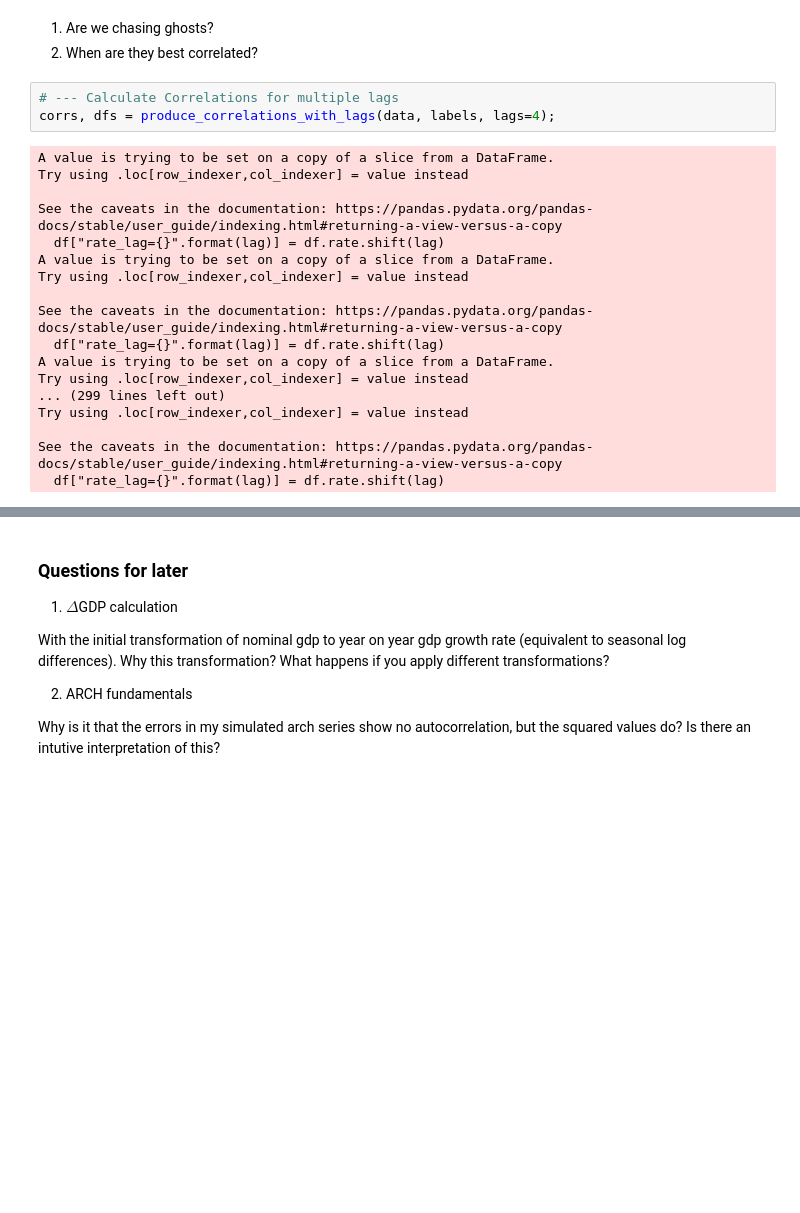
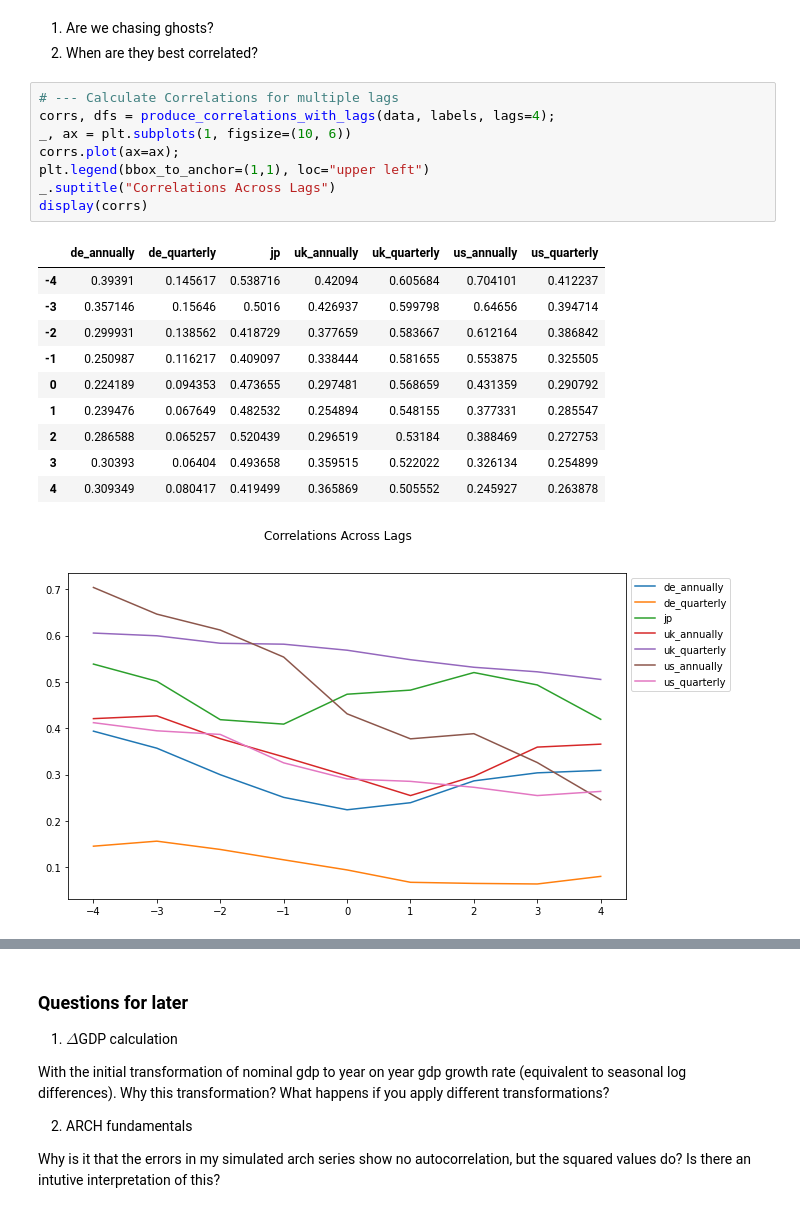
Before and after one commit to jth-kim/Data, a Jupyter notebook: growth_and_interest/growth_and_interest.ipynb, the cells around one changed output, grey strips where cells are left out. Saved outputs shown, nothing was run; the diff lists cells and outputs as text; blank space fills up the shorter version.

Commit message:
completed linear correlations

```diff
--- a/growth_and_interest/growth_and_interest.ipynb
+++ b/growth_and_interest/growth_and_interest.ipynb
@@ -46,21 +53,20 @@ for i, d in enumerate(labels):
 # %%
 # --- Calculate Correlations for multiple lags
 corrs, dfs = produce_correlations_with_lags(data, labels, lags=4);
+_, ax = plt.subplots(1, figsize=(10, 6))
+corrs.plot(ax=ax);
+plt.legend(bbox_to_anchor=(1,1), loc="upper left")
+_.suptitle("Correlations Across Lags")
+display(corrs)
 # %% [output]
-A value is trying to be set on a copy of a slice from a DataFrame.
-Try using .loc[row_indexer,col_indexer] = value instead
-
-See the caveats in the documentation: https://pandas.pydata.org/pandas-docs/stable/user_guide/indexing.html#returning-a-view-versus-a-copy
-  df["rate_lag={}".format(lag)] = df.rate.shift(lag)
-A value is trying to be set on a copy of a slice from a DataFrame.
-Try using .loc[row_indexer,col_indexer] = value instead
-
-See the caveats in the documentation: https://pandas.pydata.org/pandas-docs/stable/user_guide/indexing.html#returning-a-view-versus-a-copy
-  df["rate_lag={}".format(lag)] = df.rate.shift(lag)
-A value is trying to be set on a copy of a slice from a DataFrame.
-Try using .loc[row_indexer,col_indexer] = value instead
-... (299 lines left out)
-Try using .loc[row_indexer,col_indexer] = value instead
-
-See the caveats in the documentation: https://pandas.pydata.org/pandas-docs/stable/user_guide/indexing.html#returning-a-view-versus-a-copy
-  df["rate_lag={}".format(lag)] = df.rate.shift(lag)
+|  | de_annually | de_quarterly | jp | uk_annually | uk_quarterly | us_annually | us_quarterly |
+| -4 | 0.39391 | 0.145617 | 0.538716 | 0.42094 | 0.605684 | 0.704101 | 0.412237 |
+| -3 | 0.357146 | 0.15646 | 0.5016 | 0.426937 | 0.599798 | 0.64656 | 0.394714 |
+| -2 | 0.299931 | 0.138562 | 0.418729 | 0.377659 | 0.583667 | 0.612164 | 0.386842 |
+| -1 | 0.250987 | 0.116217 | 0.409097 | 0.338444 | 0.581655 | 0.553875 | 0.325505 |
+| 0 | 0.224189 | 0.094353 | 0.473655 | 0.297481 | 0.568659 | 0.431359 | 0.290792 |
+| 1 | 0.239476 | 0.067649 | 0.482532 | 0.254894 | 0.548155 | 0.377331 | 0.285547 |
+| 2 | 0.286588 | 0.065257 | 0.520439 | 0.296519 | 0.53184 | 0.388469 | 0.272753 |
+| 3 | 0.30393 | 0.06404 | 0.493658 | 0.359515 | 0.522022 | 0.326134 | 0.254899 |
+| 4 | 0.309349 | 0.080417 | 0.419499 | 0.365869 | 0.505552 | 0.245927 | 0.263878 |
+[figure, added]
```
Also changed, not shown: parts of 24 cells of this notebook, 1 other file.
